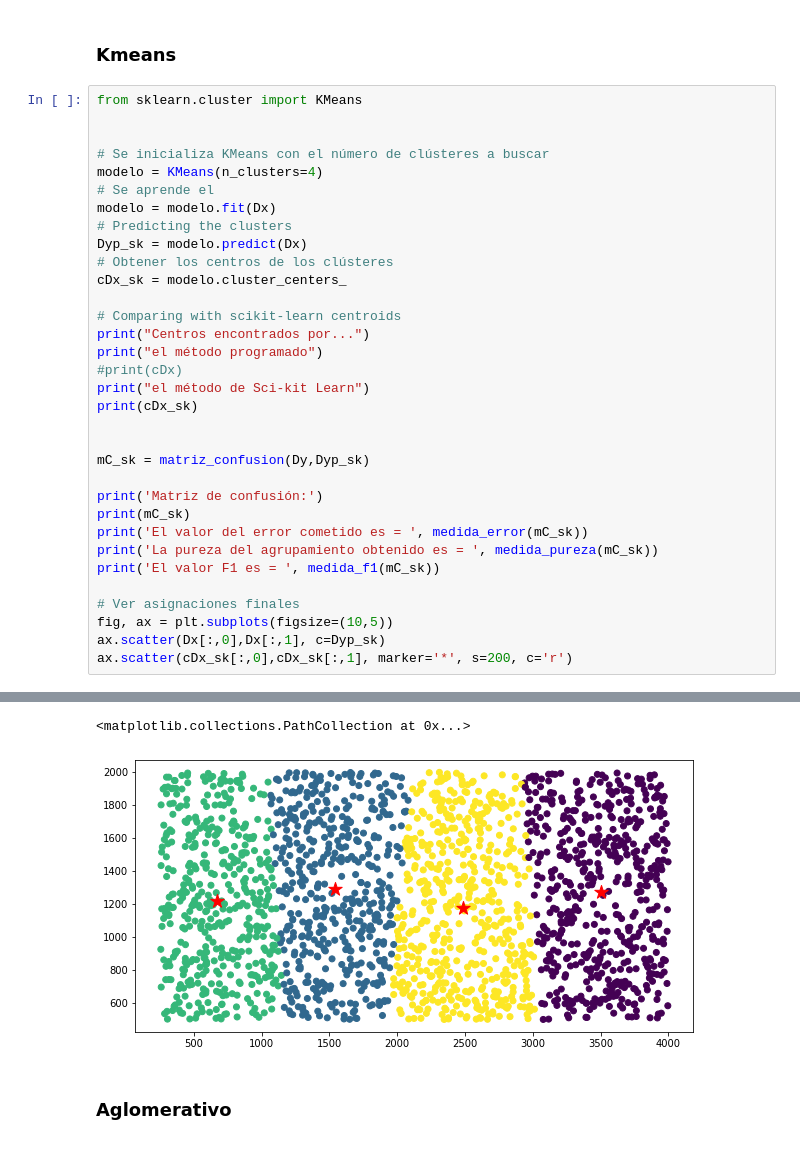
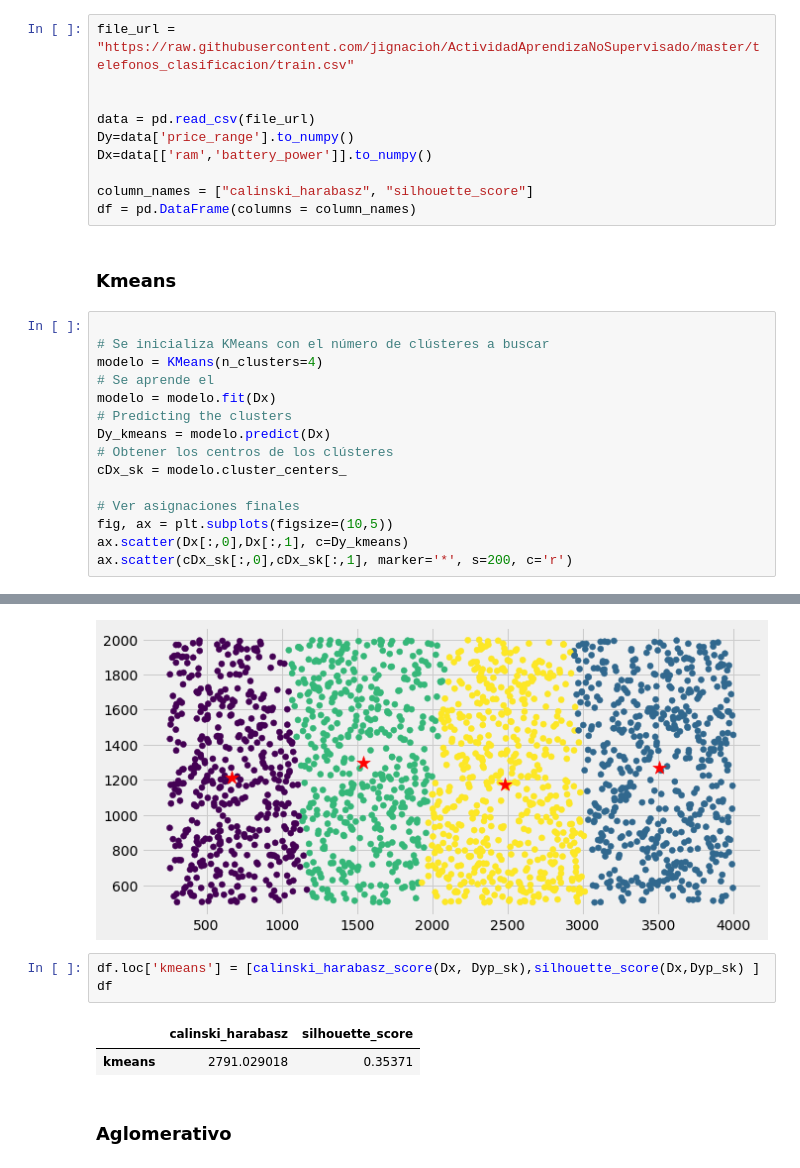
Before and after one commit to jignacioh/ActividadAprendizaNoSupervisado, a Jupyter notebook: telefonos_clasificacion/Celulares.ipynb, the cells around one changed output, grey strips where cells are left out. Cells and saved outputs as stored; diff of their text form.

Commit message:
Agregado cuadro comparativo, eliminación de métodos e imports innecesarios

```diff
--- a/telefonos_clasificacion/Celulares.ipynb
+++ b/telefonos_clasificacion/Celulares.ipynb
@@ -63,36 +23,28 @@ def medida_f1(mat):
+# %%
+file_url = "https://raw.githubusercontent.com/jignacioh/ActividadAprendizaNoSupervisado/master/telefonos_clasificacion/train.csv"
+
+
+data = pd.read_csv(file_url)
+Dy=data['price_range'].to_numpy()
+Dx=data[['ram','battery_power']].to_numpy()
+
+column_names = ["calinski_harabasz", "silhouette_score"]
+df = pd.DataFrame(columns = column_names)
 # %% [markdown]
 ### Kmeans
 # %%
-from sklearn.cluster import KMeans
-
 
 # Se inicializa KMeans con el número de clústeres a buscar
 modelo = KMeans(n_clusters=4)
 # Se aprende el
 modelo = modelo.fit(Dx)
 # Predicting the clusters
-Dyp_sk = modelo.predict(Dx)
+Dy_kmeans = modelo.predict(Dx)
 # Obtener los centros de los clústeres
 cDx_sk = modelo.cluster_centers_
 
-# Comparing with scikit-learn centroids
-print("Centros encontrados por...")
-print("el método programado")
-#print(cDx)
-print("el método de Sci-kit Learn")
-print(cDx_sk)
-
-
-mC_sk = matriz_confusion(Dy,Dyp_sk)
-
-print('Matriz de confusión:')
-print(mC_sk)
-print('El valor del error cometido es = ', medida_error(mC_sk))
-print('La pureza del agrupamiento obtenido es = ', medida_pureza(mC_sk))
-print('El valor F1 es = ', medida_f1(mC_sk))
-
 # Ver asignaciones finales
 fig, ax = plt.subplots(figsize=(10,5))
-ax.scatter(Dx[:,0],Dx[:,1], c=Dyp_sk)
+ax.scatter(Dx[:,0],Dx[:,1], c=Dy_kmeans)
 ax.scatter(cDx_sk[:,0],cDx_sk[:,1], marker='*', s=200, c='r')
 # %% [output]
@@ -114,5 +52,10 @@ El valor F1 es =  0.7486762089053258
-<matplotlib.collections.PathCollection at 0x...>
-[figure, old version]
+[figure, new version]
+# %%
+df.loc['kmeans'] = [calinski_harabasz_score(Dx, Dyp_sk),silhouette_score(Dx,Dyp_sk) ]
+df
+# %% [output]
+|  | calinski_harabasz | silhouette_score |
+| kmeans | 2791.029018 | 0.35371 |
 # %% [markdown]
 ### Aglomerativo
 # %%
```
Also changed, not shown: parts of 21 cells of this notebook, 1 other file.
